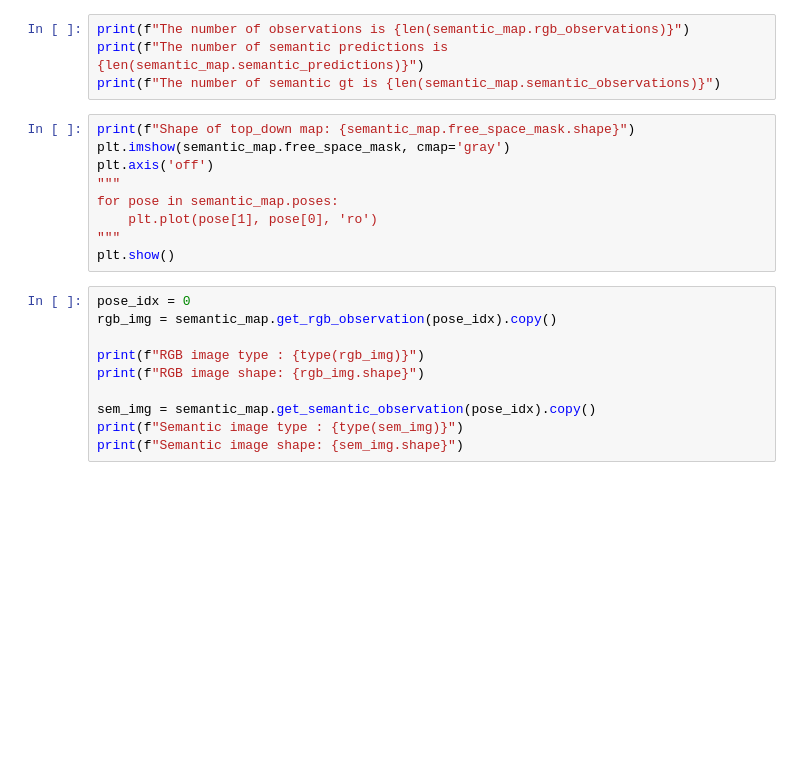
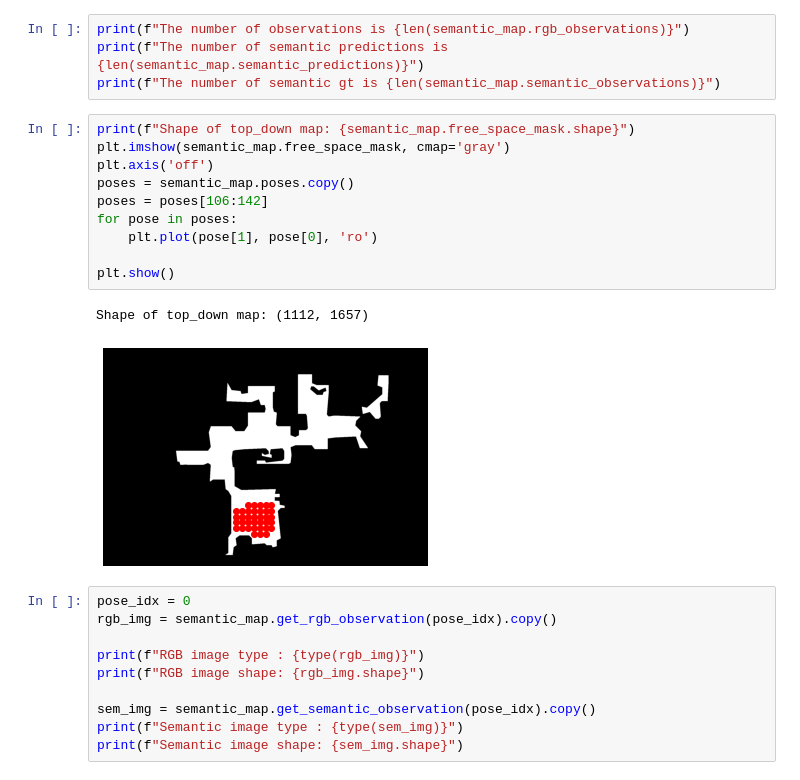
Before and after one commit to usermech/mechademy, a Jupyter notebook: local/deneme.ipynb, the cells around one changed output. Cells and saved outputs as stored; diff of their text form; blank space fills up the shorter version.

```diff
--- a/local/deneme.ipynb
+++ b/local/deneme.ipynb
@@ -34,12 +53,16 @@ print(f"The number of semantic gt is {len(semantic_map.semantic_observations)}")
 # %%
 print(f"Shape of top_down map: {semantic_map.free_space_mask.shape}")
 plt.imshow(semantic_map.free_space_mask, cmap='gray')
 plt.axis('off')
-"""
-for pose in semantic_map.poses:
+poses = semantic_map.poses.copy()
+poses = poses[106:142]
+for pose in poses:
     plt.plot(pose[1], pose[0], 'ro')
-"""
+
 plt.show()
+# %% [output]
+Shape of top_down map: (1112, 1657)
+[figure, added]
 # %%
 pose_idx = 0
 rgb_img = semantic_map.get_rgb_observation(pose_idx).copy()
```
Also changed, not shown: parts of 31 cells of this notebook, 2 other files.
